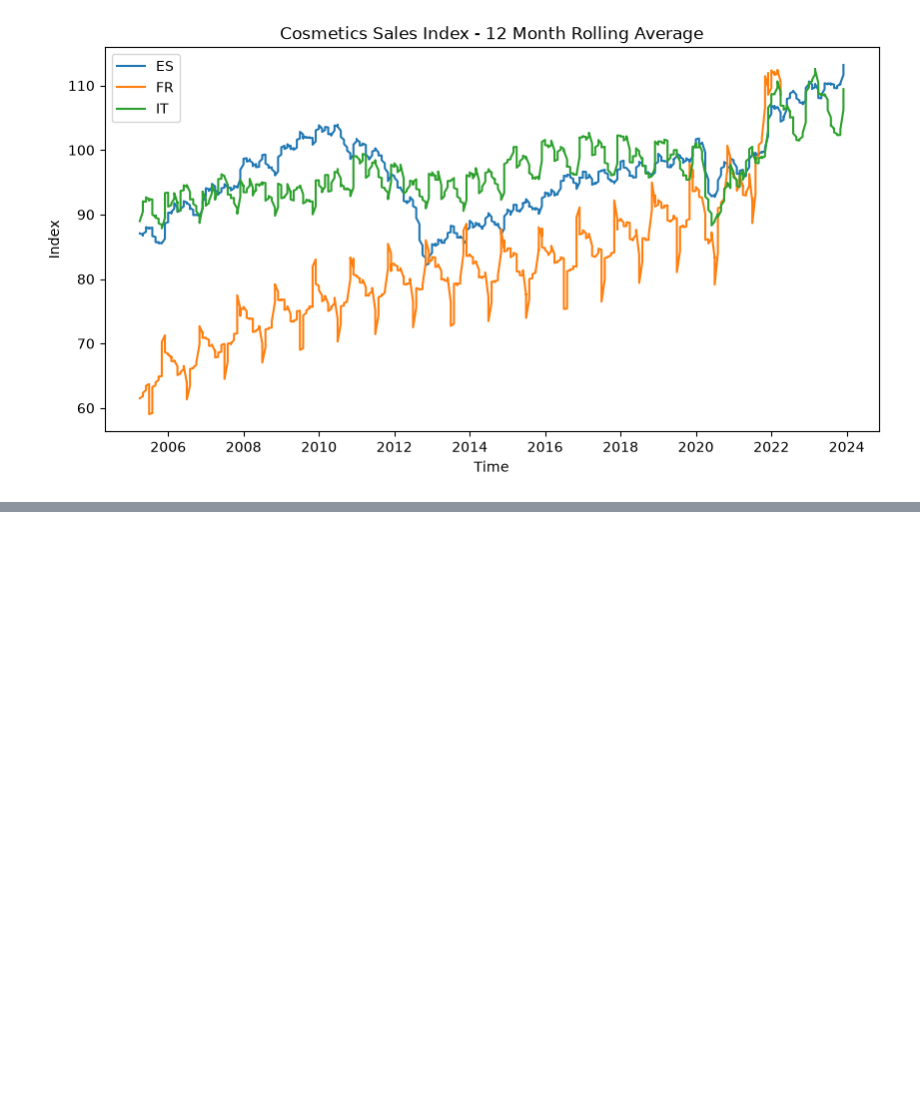
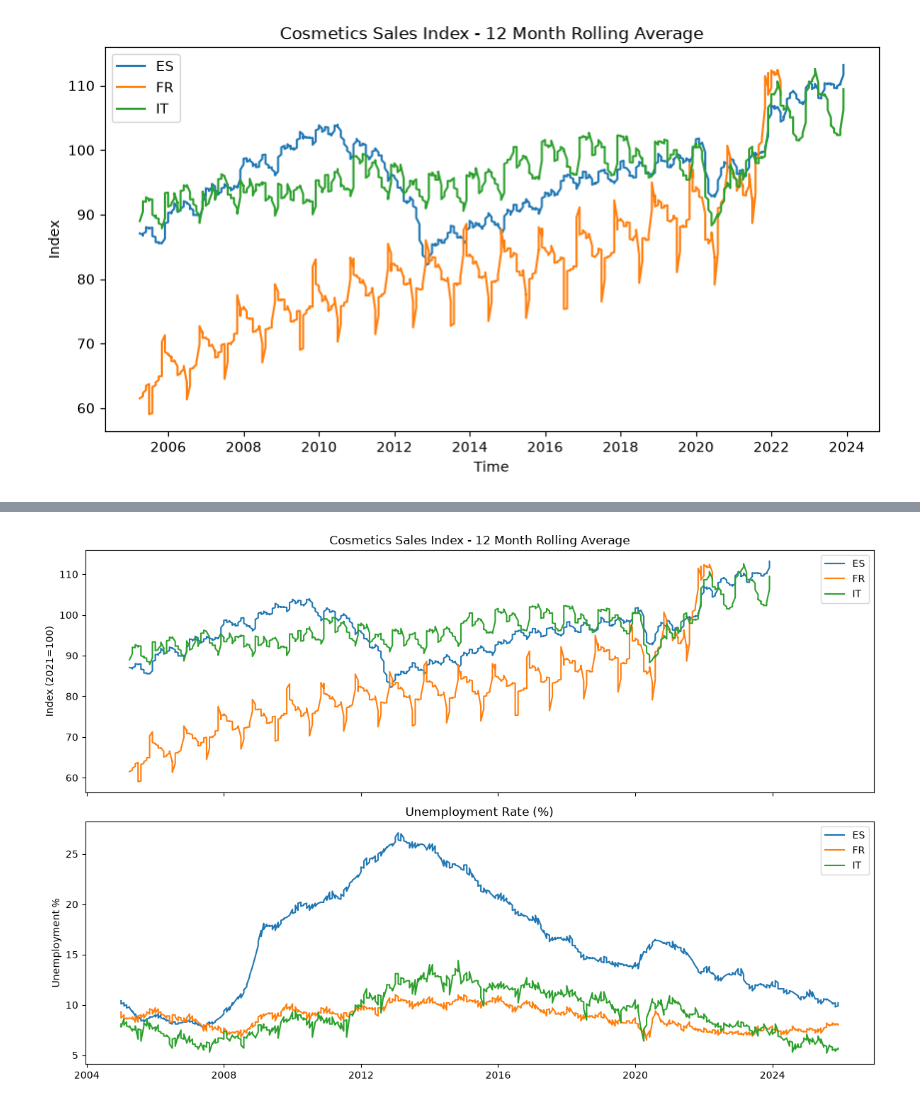
Before and after one commit to paulaperdomomartin18-source/lipstick-effect-europe-, a Jupyter notebook: Analysis.ipynb, the cells around one changed output, grey strips where cells are left out. Drawn from its saved outputs; the diff is of its cells as text; code cells hidden in the pictures; blank space fills up the shorter version.

```diff
--- a/Analysis.ipynb
+++ b/Analysis.ipynb
@@ -101,0 +126,23 @@ plt.show()
+# %%
+fig, (ax1, ax2)=plt.subplots(2, 1, figsize=(12,8), sharex=True)
+#Top chart: cosmetics sales
+for country in cosmetics['geo'].unique():
+    subset=cosmetics[cosmetics['geo']==country].sort_values('TIME_PERIOD')
+    rolling=subset['OBS_VALUE'].rolling(window=12).mean()
+    ax1.plot(subset['TIME_PERIOD'], rolling,label=country)
+ax1.set_title("Cosmetics Sales Index - 12 Month Rolling Average")
+ax1.set_ylabel("Index (2021=100)")
+ax1.legend()
+
+#Bottom chart:unemployment
+for country in ['ES', 'FR', 'IT']:
+    subset=unemp[unemp['geo']==country].sort_values('TIME_PERIOD')
+    ax2.plot(subset['TIME_PERIOD'], subset['OBS_VALUE'], label=country)
+ax2.set_title("Unemployment Rate (%)")
+ax2.set_ylabel("Unemployment %")
+ax2.legend()
+
+plt.tight_layout()
+plt.show()
+# %% [output]
+[figure, added]
```
Also changed, not shown: parts of 4 cells of this notebook, 2 other files.
